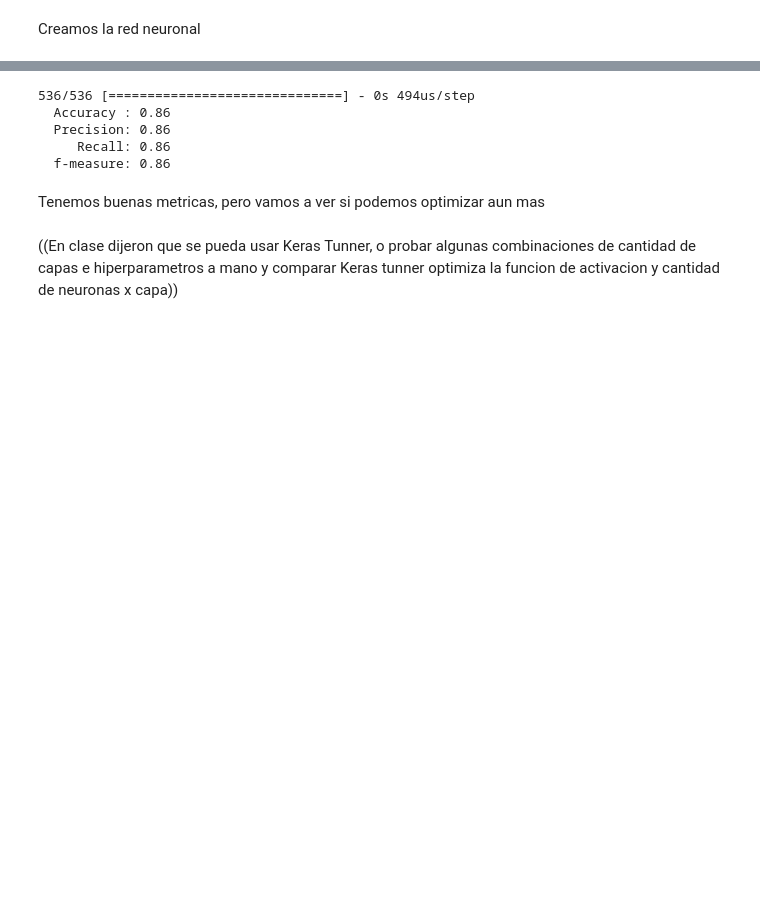
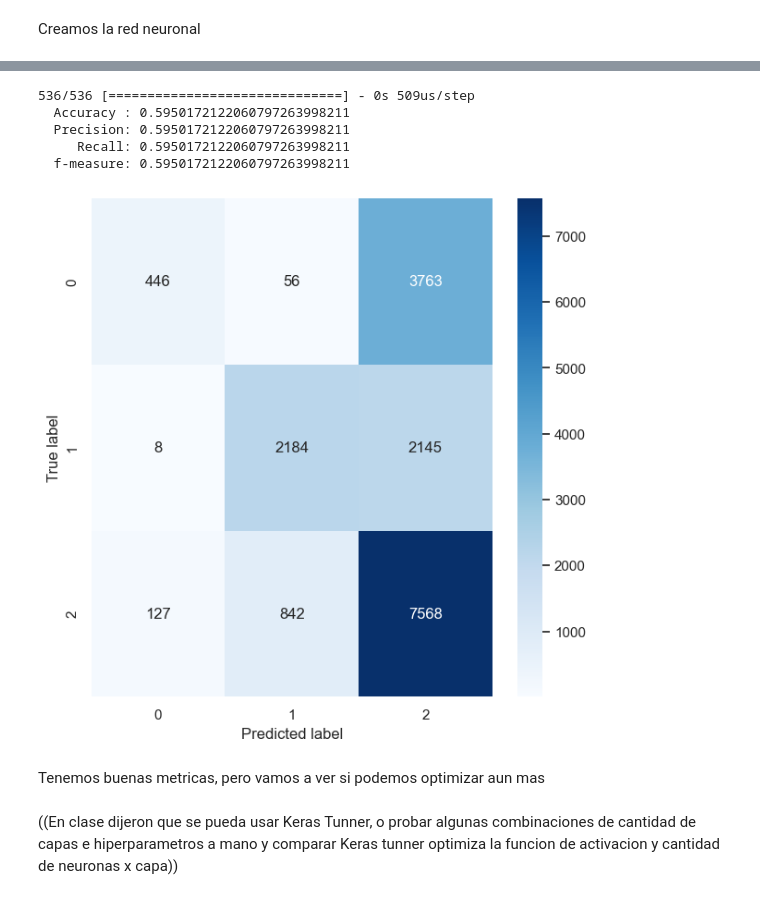
Before and after one commit to franjuarez/7506R-2C2022-GRUPO21, a Jupyter notebook: TP2/7506R_TP2_GRUPO21_ENTREGA.ipynb, the cells around one changed output, grey strips where cells are left out. Saved outputs shown, nothing was run; the diff lists cells and outputs as text; code cells hidden in the pictures; blank space fills up the shorter version.

```diff
--- a/TP2/7506R_TP2_GRUPO21_ENTREGA.ipynb
+++ b/TP2/7506R_TP2_GRUPO21_ENTREGA.ipynb
@@ -292,6 +293,9 @@ ds_propiedades_para_clasificacion.drop(['property_title', 'id'], axis=1, inplace
 # One hot encoding de las columnas categóricas
 ds_propiedades_para_clasificacion = pd.get_dummies(ds_propiedades_para_clasificacion, columns=["place_l3", "property_type"], dtype=np.int8)
 
+
+#Eliminamos las columnas que tienen info del precio
+ds_propiedades_para_clasificacion.drop(['property_price', 'pxm2'], axis=1, inplace=True)
 
 # Normalizamos las variables de entrada
 columnas_predictoras=ds_propiedades_para_clasificacion.columns.to_list()
@@ -326,21 +348,29 @@ x_train, x_test, y_train, y_test = train_test_split(ds_propiedades_para_clasific
 # %% [markdown]
 Creamos la red neuronal
 # %%
+import tensorflow as tf
+from tensorflow import keras
+from keras.utils.vis_utils import plot_model
+
 # calcula la cantidad de clases
 classes=int(ds_propiedades_para_clasificacion.shape[1]+1)
 
-
-import tensorflow as tf
-from tensorflow import keras
-from keras.utils.vis_utils import plot_model
-#import visualkeras
 
 
 modelo = keras.Sequential([
     # input_shape solo en la primer capa
     # Capa con 3 salidas, activación relu
-    keras.layers.Dense(1,input_shape=(d_in,), activation='relu'),
+    keras.layers.Dense(3,input_shape=(d_in,), activation='relu'),
     # Capa con 5 salidas, activación tanh
+    keras.layers.Dense(3, activation='tanh'),
+
+    # keras.layers.Dense(3, activation='relu'),
+
+    # keras.layers.Dense(3, activation='sigmoid'),
+
+    # keras.layers.Dense(5, activation='tanh'),
+
+    # keras.layers.Dense(10, activation='relu'),
 
     #la ultima capa si o si tiene que tener tantas salidas como clases, y softmax
     keras.layers.Dense(classes, activation='softmax')])
@@ -369,4 +401,4 @@ modelo.compile(
 )
 
 # Entrenamiento del modelo
-history = modelo.fit(x_train,y_train,epochs=100,batch_size=8,verbose=False)
+history = modelo.fit(x_train,y_train,epochs=10,batch_size=8,verbose=True)
@@ -376,16 +459,34 @@ y_pred = modelo.predict(x_test)
 y_pred = np.argmax(y_pred,axis = 1)
 
 
-print("  Accuracy : %.2f" % accuracy_score(y_test, y_pred) )
-print("  Precision: %.2f" % precision_score(y_test, y_pred, average='micro') )
-print("     Recall: %.2f" % recall_score(y_test, y_pred, average='micro' ))
-print("  f-measure: %.2f" % f1_score(y_test, y_pred, average='micro'))
+print("  Accuracy : %.25f" % accuracy_score(y_test, y_pred) )
+print("  Precision: %.25f" % precision_score(y_test, y_pred, average='micro'))
+print("     Recall: %.25f" % recall_score(y_test, y_pred, average='micro'))
+print("  f-measure: %.25f" % f1_score(y_test, y_pred, average='micro'))
 # %% [output]
-536/536 [==============================] - 0s 494us/step
-  Accuracy : 0.86
-  Precision: 0.86
-     Recall: 0.86
-  f-measure: 0.86
+536/536 [==============================] - 0s 509us/step
+  Accuracy : 0.5950172122060797263998211
+  Precision: 0.5950172122060797263998211
+     Recall: 0.5950172122060797263998211
+  f-measure: 0.5950172122060797263998211
+# %%
+from sklearn.metrics import confusion_matrix
+
+matrix = confusion_matrix(y_test, y_pred)
+matrix
+
+#plot confusion matrix
+import seaborn as sns
+import matplotlib.pyplot as plt
+
+plt.figure(figsize=(7,7))
+sns.heatmap(matrix, annot=True, fmt="d", cmap='Blues')
+
+plt.ylabel('True label')
+plt.xlabel('Predicted label')
+plt.show()
+# %% [output]
+[figure, added]
 # %% [markdown]
 Tenemos buenas metricas, pero vamos a ver si podemos optimizar aun mas
 # %% [markdown]
```
Also changed, not shown: parts of 9 cells of this notebook.
